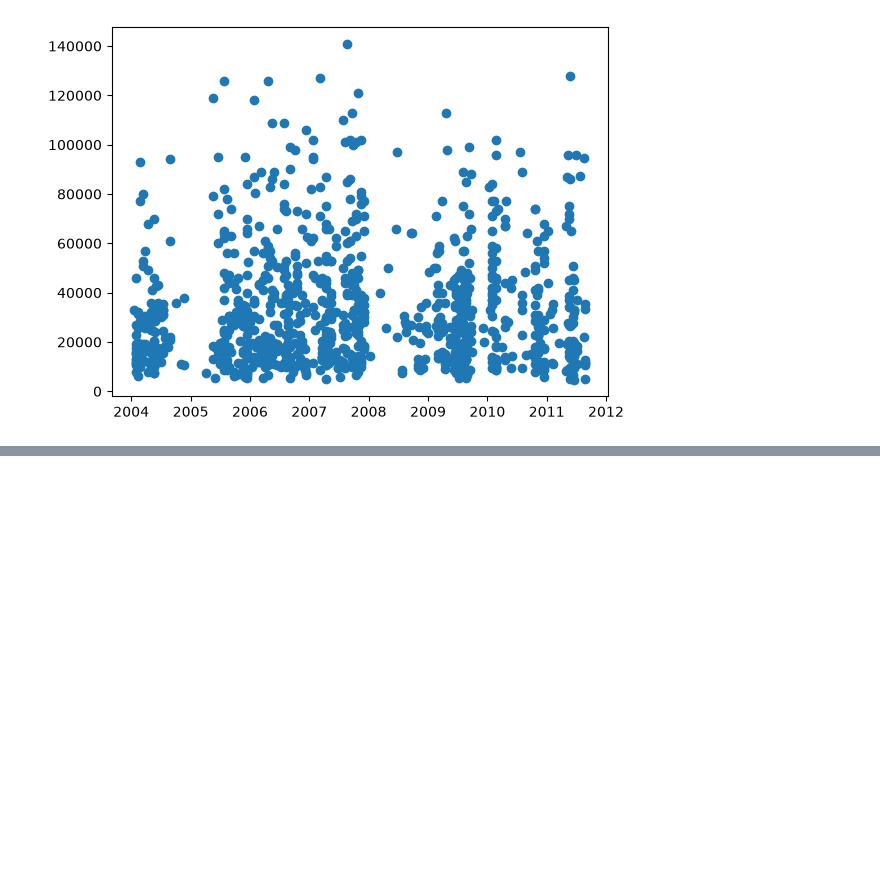
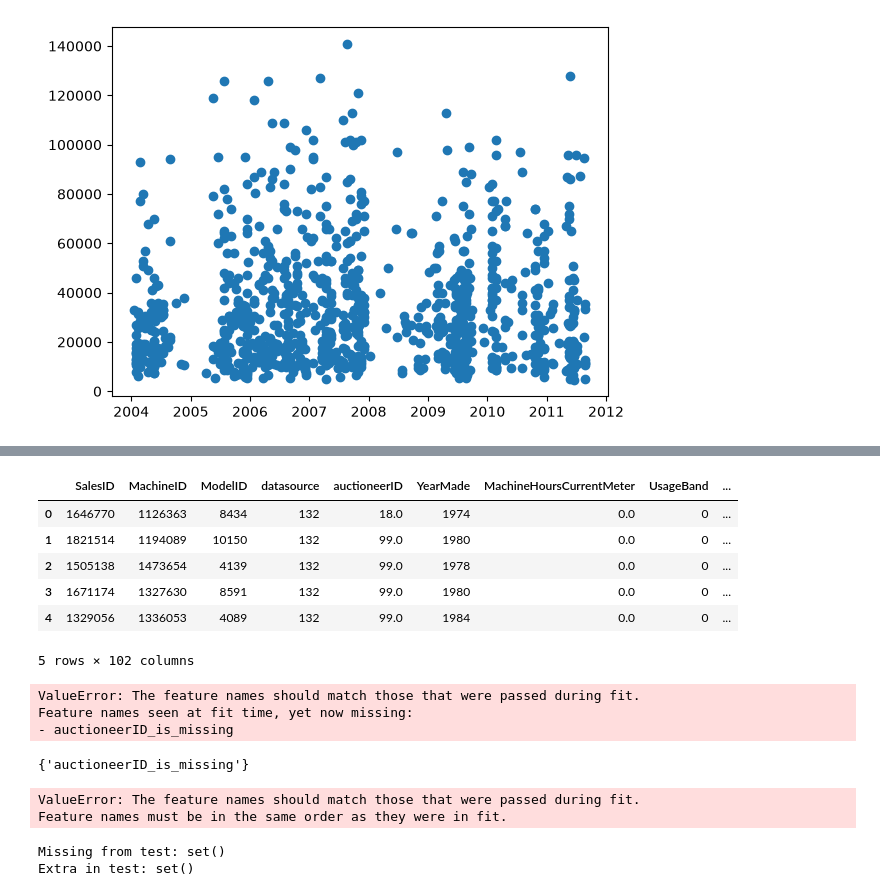
Before and after one commit to Andrew2354/udemy_ai_ml_bootcamp, a Jupyter notebook: bulldozer-price-prediction-project/end-to-end-builldozer-price-regression.ipynb, the cells around one changed output, grey strips where cells are left out. Drawn from its saved outputs; the diff is of its cells as text; code cells hidden in the pictures; blank space fills up the shorter version.

```diff
--- a/bulldozer-price-prediction-project/end-to-end-builldozer-price-regression.ipynb
+++ b/bulldozer-price-prediction-project/end-to-end-builldozer-price-regression.ipynb
@@ -148,0 +400,30 @@ df_tmp.drop('saledate', axis=1, inplace=True)
+# %%
+%%time
+# Different RandomForestRegressor hyperparameters
+rf_grid = {
+    # n_estimators: Number of trees in the forest (Main param: more trees usually improve performance, but slow down training)
+    "n_estimators": np.arange(10, 100, 10),
+    # max_depth: Maximum depth of each tree (Main param: helps control overfitting)
+    "max_depth": [None, 3, 5, 10],
+    # min_samples_split: Minimum samples required to split an internal node
+    "min_samples_split": np.arange(2, 20, 2),
+    # min_samples_leaf: Minimum samples required to be at a leaf node (Fixed typo from 'min_samples_lead')
+    "min_samples_leaf": np.arange(1, 20, 2),
+    "max_features": [0.5, 1, "sqrt", "auto"],
+    "max_samples": [10000]
+}
+
+# Instantiate RandomizedSearchCV model
+rs_model = RandomizedSearchCV(
+    RandomForestRegressor(
+        n_jobs = -1,
+        random_state = 42,
+    ),
+    param_distributions = rf_grid,
+    n_iter = 2,
+    cv = 5,
+    verbose = True
+)
+
+# Fit the RandomizedSearchCV model
+rs_model.fit(X_train, y_train)
@@ -148,0 +559,22 @@ df_tmp.drop('saledate', axis=1, inplace=True)
+# %%
+X_train.head()
+# %% [output]
+|  | SalesID | MachineID | ModelID | datasource | auctioneerID | YearMade | MachineHoursCurrentMeter | UsageBand | ... |
+| 0 | 1646770 | 1126363 | 8434 | 132 | 18.0 | 1974 | 0.0 | 0 | ... |
+| 1 | 1821514 | 1194089 | 10150 | 132 | 99.0 | 1980 | 0.0 | 0 | ... |
+| 2 | 1505138 | 1473654 | 4139 | 132 | 99.0 | 1978 | 0.0 | 0 | ... |
+| 3 | 1671174 | 1327630 | 8591 | 132 | 99.0 | 1980 | 0.0 | 0 | ... |
+| 4 | 1329056 | 1336053 | 4089 | 132 | 99.0 | 1984 | 0.0 | 0 | ... |
+5 rows × 102 columns
+# %%
+# Make predictions on the test dataset using the best model
+test_preds = ideal_model.predict(df_test)
+# %% [output]
+ValueError: The feature names should match those that were passed during fit.
+Feature names seen at fit time, yet now missing:
+- auctioneerID_is_missing
+# %%
+# We can find how the columns differ using sets
+set(X_train.columns) - set(df_test.columns)
+# %% [output]
+{'auctioneerID_is_missing'}
@@ -148,0 +583,5 @@ df_tmp.drop('saledate', axis=1, inplace=True)
+# %%
+test_preds = ideal_model.predict(df_test)
+# %% [output]
+ValueError: The feature names should match those that were passed during fit.
+Feature names must be in the same order as they were in fit.
@@ -148,0 +593,9 @@ df_tmp.drop('saledate', axis=1, inplace=True)
+# %%
+expected = set(ideal_model.feature_names_in_)
+actual = set(df_test.columns)
+
+print("Missing from test:", expected - actual)
+print("Extra in test:", actual - expected)
+# %% [output]
+Missing from test: set()
+Extra in test: set()
```
Also changed, not shown: parts of 55 cells of this notebook.
